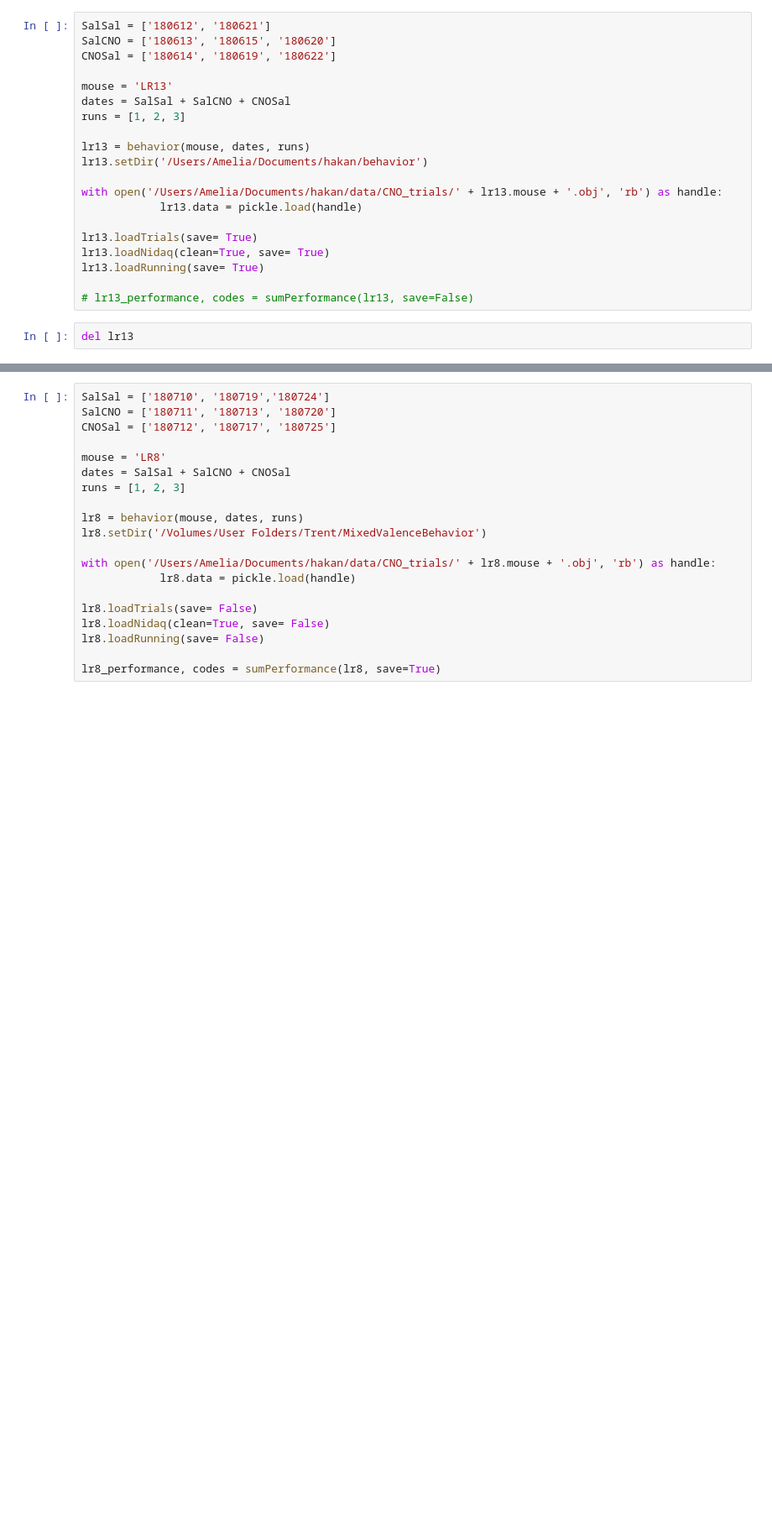
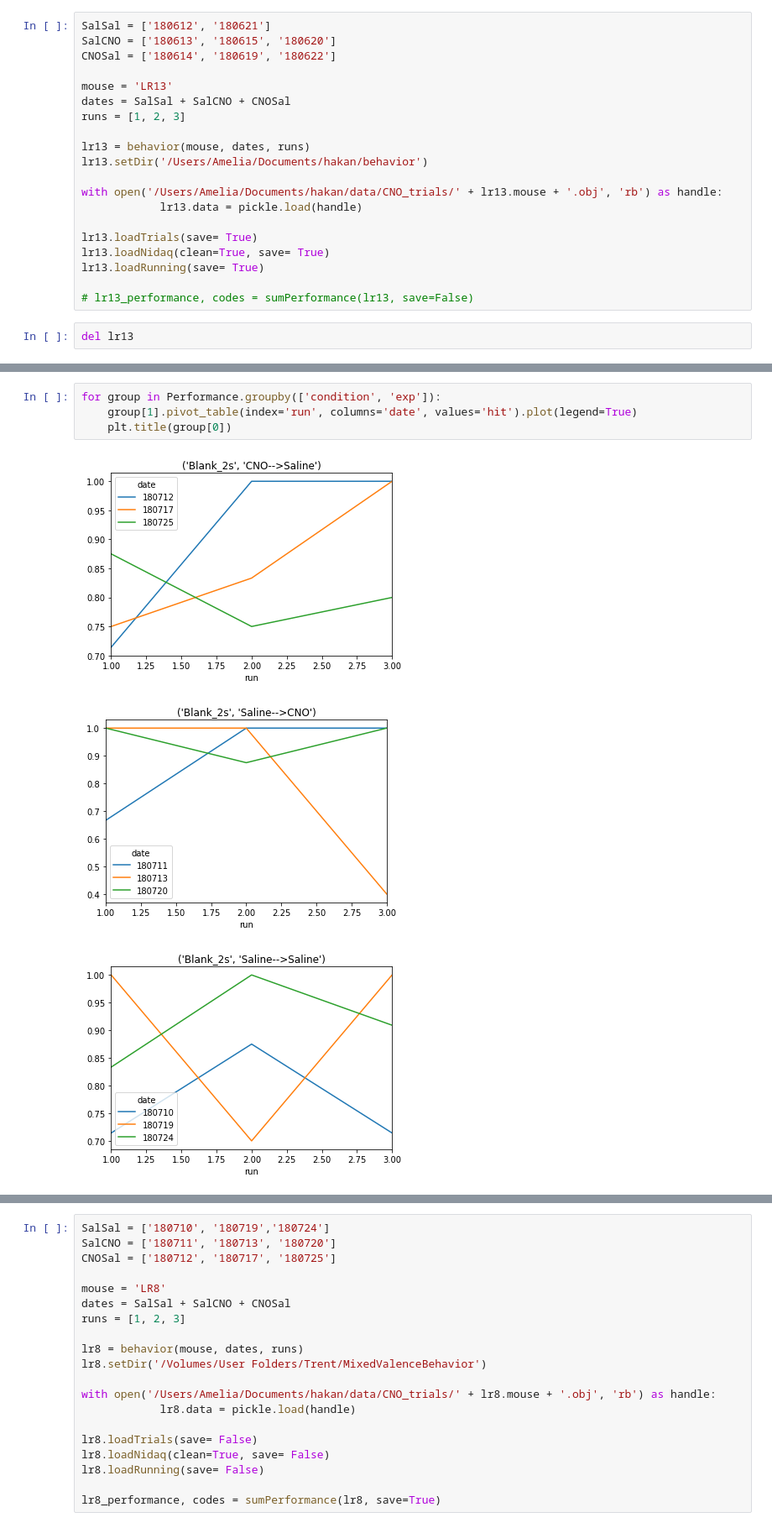
Before and after one commit to hkucukdereli/behavior, a Jupyter notebook: Untitled.ipynb, the cells around one changed output, grey strips where cells are left out. Shown at 84% size. Drawn from its saved outputs; the diff is of its cells as text; blank space fills up the shorter version.

```diff
--- a/Untitled.ipynb
+++ b/Untitled.ipynb
@@ -228,0 +350,8 @@ fig, ax = plotSummary(lr13_performance, save=True)
+# %%
+for group in Performance.groupby(['condition', 'exp']):
+    group[1].pivot_table(index='run', columns='date', values='hit').plot(legend=True)
+    plt.title(group[0])
+# %% [output]
+[figure, added]
+[figure, added]
+[figure, added]
```
Also changed, not shown: parts of 20 cells of this notebook, 3 other files.
